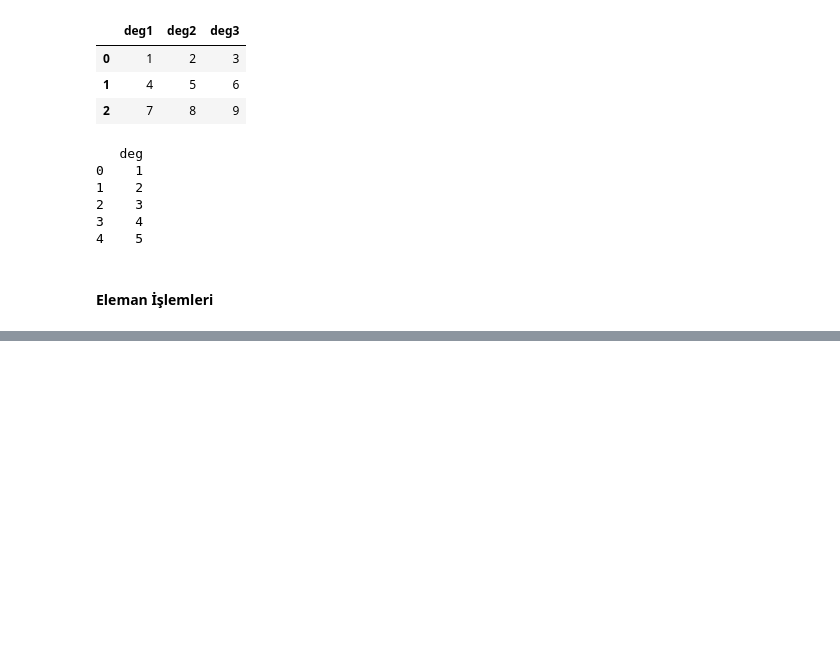
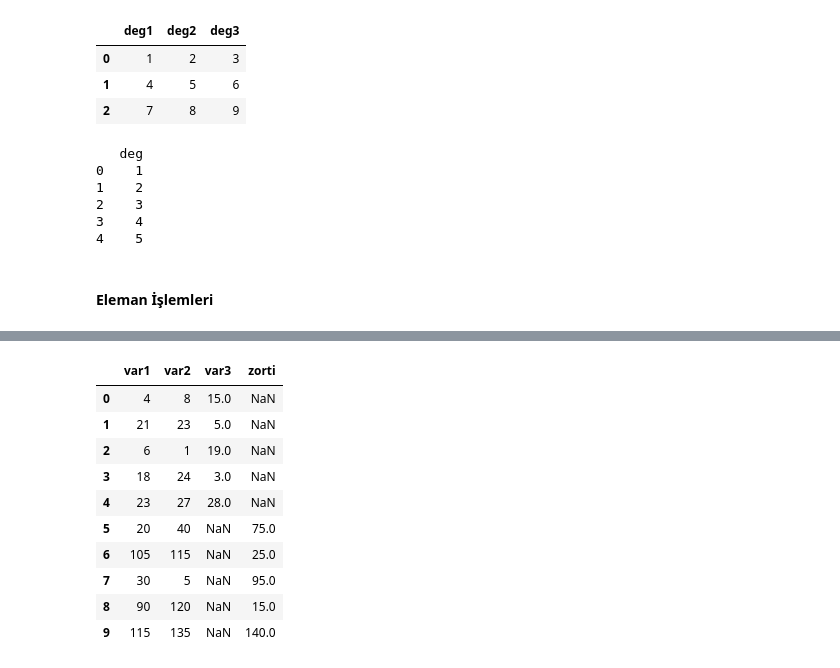
Before and after one commit to Ghost1461/machine-learning-journey, a Jupyter notebook: 03-Pandas/pandas.ipynb, the cells around one changed output, grey strips where cells are left out. Drawn from its saved outputs; the diff is of its cells as text; code cells hidden in the pictures; blank space fills up the shorter version.

```diff
--- a/03-Pandas/pandas.ipynb
+++ b/03-Pandas/pandas.ipynb
@@ -337,0 +508,6 @@ e     1     4     7
+# %%
+import numpy as np
+import pandas as pd
+m = np.random.randint(1,30, size = (5,3))
+df = pd.DataFrame(m, columns = ["var1","var2","var3"])
+print(df, "\n")
@@ -337,0 +521,3 @@ e     1     4     7
+# %%
+df2 = df*5
+df2
@@ -337,0 +545,2 @@ e     1     4     7
+# %%
+df2.columns = ["var1", "var2", "zorti"]
@@ -337,0 +561,14 @@ e     1     4     7
+# %%
+pd.concat([df, df2], ignore_index = True, axis = 0, join = "outer") #ikisinden gelen sütunlarıda al
+# %% [output]
+|  | var1 | var2 | var3 | zorti |
+| 0 | 4 | 8 | 15.0 | NaN |
+| 1 | 21 | 23 | 5.0 | NaN |
+| 2 | 6 | 1 | 19.0 | NaN |
+| 3 | 18 | 24 | 3.0 | NaN |
+| 4 | 23 | 27 | 28.0 | NaN |
+| 5 | 20 | 40 | NaN | 75.0 |
+| 6 | 105 | 115 | NaN | 25.0 |
+| 7 | 30 | 5 | NaN | 95.0 |
+| 8 | 90 | 120 | NaN | 15.0 |
+| 9 | 115 | 135 | NaN | 140.0 |
```
Also changed, not shown: parts of 76 cells of this notebook, 4 other files.
